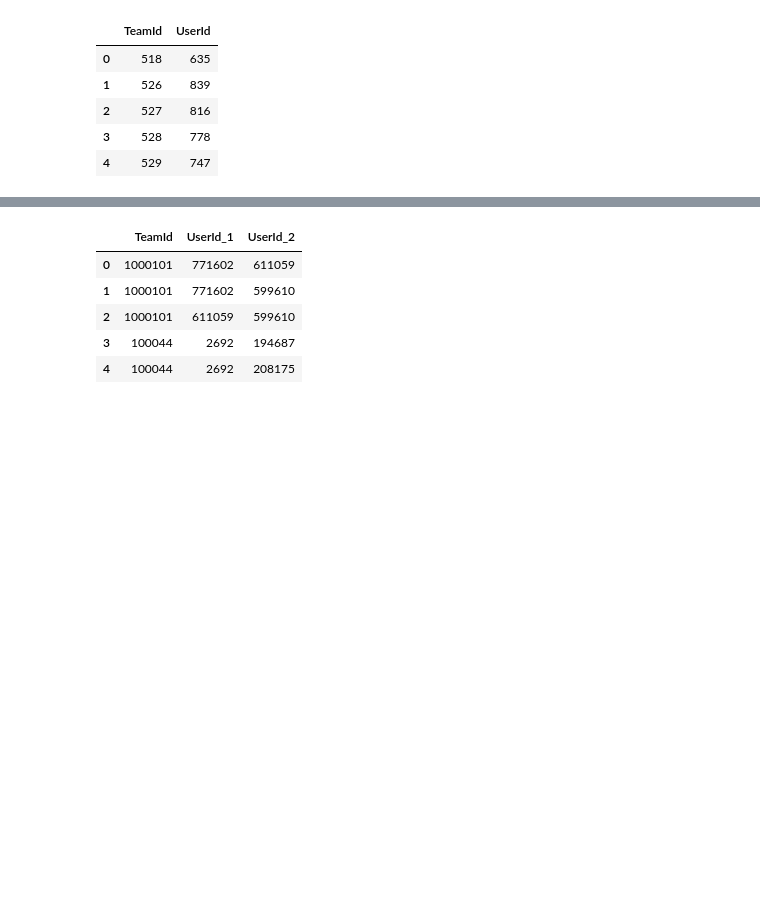
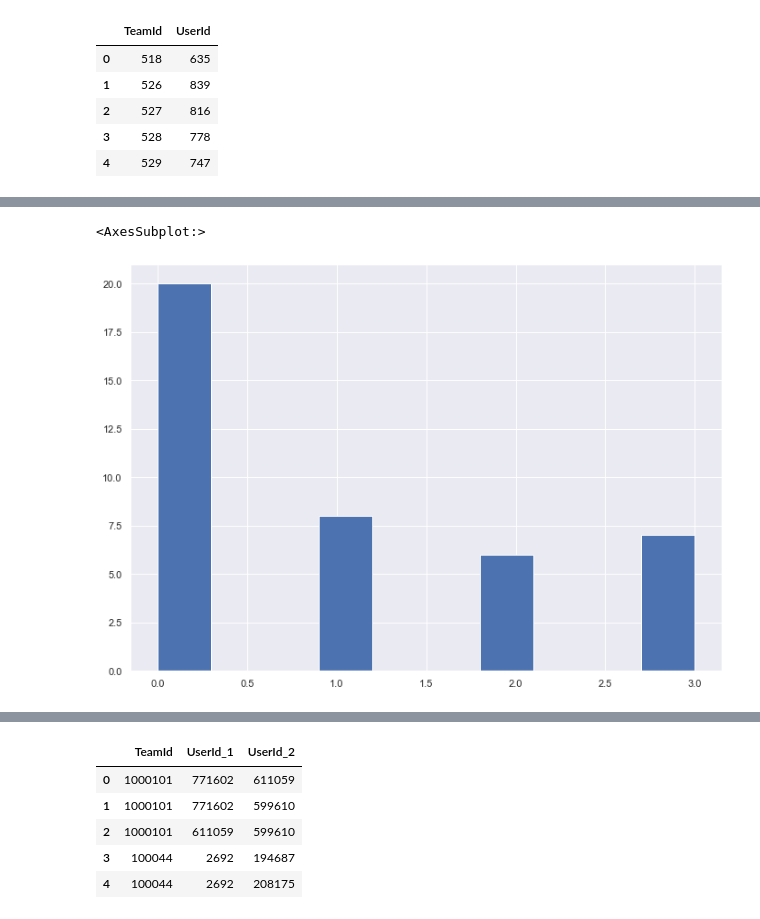
Before and after one commit to jsuasnabarh/kaggle-network-analysis, a Jupyter notebook: notebooks/03_NetworkBuilding.ipynb, the cells around one changed output, grey strips where cells are left out. Drawn from its saved outputs; the diff is of its cells as text; code cells hidden in the pictures; blank space fills up the shorter version.

```diff
--- a/notebooks/02_NetworkDataPreparation.ipynb
+++ b/notebooks/03_NetworkBuilding.ipynb
@@ -48,3 +48,7 @@ df_team_memberships.head()
 | 2 | 527 | 816 |
 | 3 | 528 | 778 |
 | 4 | 529 | 747 |
+# %%
+df_teams = pd.read_csv(r"../data/interim/Teams.csv",dtype=str)
+df_teams= df_teams[["TeamId","CompetitionId","Medal"]]
+df_teams.head()
@@ -50,0 +146,5 @@ df_team_memberships.head()
+# %%
+df_team_memberships_2[df_team_memberships_2["Members"]>12]["MedalPoint"].hist()
+# %% [output]
+<AxesSubplot:>
+[figure, added]
```
Also changed, not shown: parts of 24 cells of this notebook, 9 other files.
